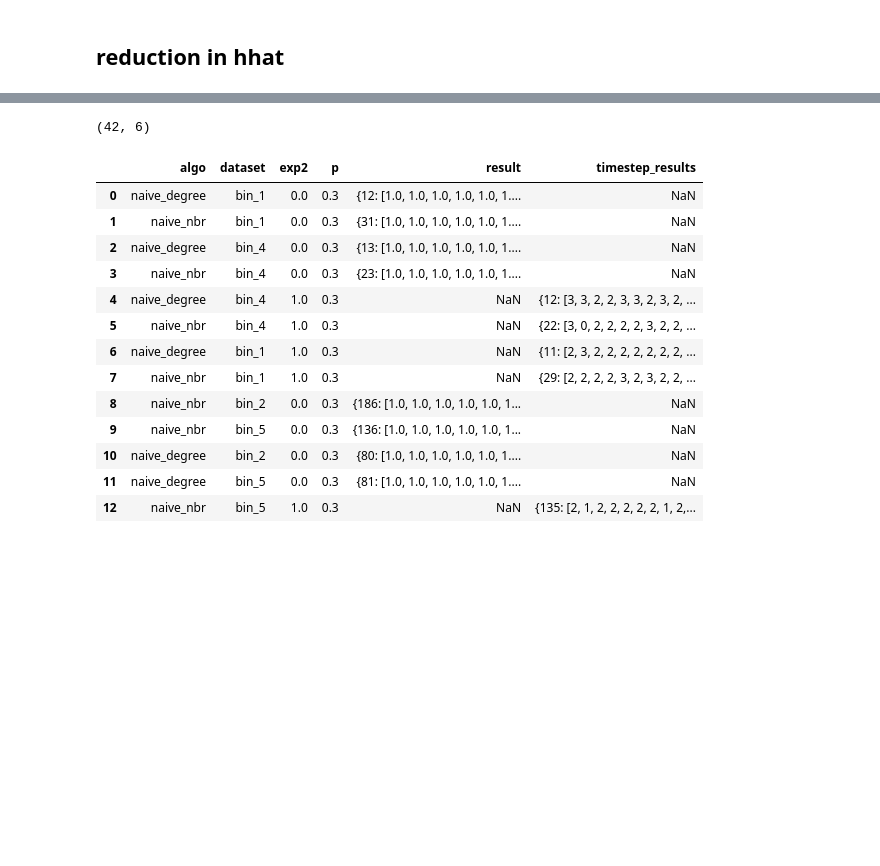
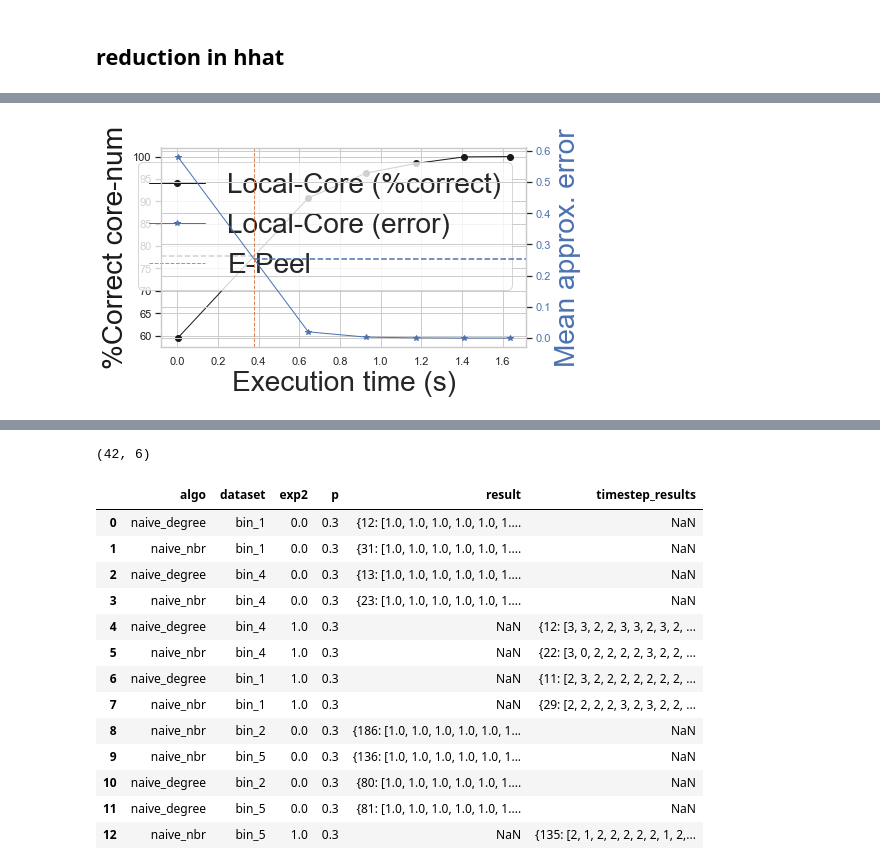
Before and after one commit to bishwamittra/scripts_hg-core-decomposition, a Jupyter notebook: read_output(naheed).ipynb, the cells around one changed output, grey strips where cells are left out. Saved outputs shown, nothing was run; the diff lists cells and outputs as text; code cells hidden in the pictures; blank space fills up the shorter version.

```diff
--- a/read_output(naheed).ipynb
+++ b/read_output(naheed).ipynb
@@ -9,18 +9,21 @@ import numpy as np
 import os
 import shutil
 
-output_folder = 'data/output/'
+output_folder = 'results/final/'
 # output_folder = '/Users/nus/hg-core-decomposition/backup_output/mpi/data/output/'
 # output_folder = 'run_1/mpi/data/output/'
 # output_folder = 'run_2(mac)/data/output/'
 
 # If fig folder exists remove it and its contents recursively
-if os.path.exists(output_folder+"fig/"):
-    shutil.rmtree(output_folder+"fig/")
-os.mkdir(output_folder+"fig/")
+# if os.path.exists(output_folder+"fig/"):
+#     shutil.rmtree(output_folder+"fig/")
+# os.mkdir(output_folder+"fig/")
 
-fontsize = 22
-labelsize = 18
+# labelsize = 25
+# fontsize = 28
+
+fontsize = 28
+labelsize = 20
 # %%
 output_folder2 = '/Users/nus/hg-core-decomposition/backup_output/mpi/data/output/'
 # output_folder2 = '/Users/nus/hg-core-decomposition/run_par/mpi/data/output/'
@@ -33,7 +36,7 @@ df2.dataset.unique()
 array(['pref', 'pref_20000', 'pref_40000', 'pref_60000', 'pref_80000'],
       dtype=object)
 # %%
-df = pd.read_csv("data/output/result.csv", header=None)
+df = pd.read_csv("data/output/server/result(except pref).csv", header=None)
 # df = pd.read_csv(output_folder+"result.csv")
 
 # Includes local algorithm statistics
@@ -1056,0 +1253,68 @@ str
+# %%
+save = False
+lw = 1
+dataset = "enron"
+df = pd.read_csv('results_final/' + dataset + "_local_core.csv", header=None)
+df.columns = ['algo', 'core', 'dataset', 'execution time', 'iteration', 'num_threads', 'outer iteration']
+print(df.shape)
+df['core'] = df.apply(lambda x: literal_eval(x['core']), axis = 1)
+best_index = df['iteration'].argmax() # last iteration is the best (actual) value of core
+best_core = df.iloc[best_index]['core']
+print(best_index)
+
+df['element_wise_matching'] = df.apply(lambda x: element_wise_matching(x['core'], best_core), axis=1)
+df["mean_approx_error"] = df.apply(lambda x: mean_approx_error(x['core'], best_core), axis=1)
+
+fig, ax = plt.subplots(figsize=(7, 4))
+twin1 = ax.twinx()
+
+y = 'element_wise_matching'
+x = 'execution time'
+# color = 'tab:red'
+color = 'k'
+ax.set_xlabel('Execution time (s)', fontsize = fontsize)
+ax.set_ylabel(goodname_accuracy[y], color=color, fontsize = fontsize)
+p1, = ax.plot(df[x].values, df[y].values*100, color=color, label = 'Local-Core (%correct)', marker = 'o', linewidth = lw)
+
+# x2,y2 = get_corenumIntersect(df, e_peel_time[dataset])
+# x1,y1 = (0,y2)
+# p4 = ax.plot( (x1,x2),  (y1,y2), linestyle='dashed')
+if dataset == 'dblp':
+    xi, yi = get_corenumIntersect(df, e_peel_time[dataset])
+    p4 = ax.axhline(y = yi, xmax = 0.088, linestyle='dashed', color = color)
+if dataset == 'enron':
+    xi, yi = get_corenumIntersect(df, e_peel_time[dataset])
+    p4 = ax.axhline(y = yi, xmax = 0.255, linestyle='dashed',color = color)
+
+ax.tick_params(axis='y', labelcolor=color)
+
+# ax2 = ax.twinx()  # instantiate a second axes that shares the same x-axis
+
+y = 'mean_approx_error'
+color = 'b'
+twin1.set_ylabel(goodname_accuracy[y], color=color, fontsize= fontsize)
+p2, = twin1.plot(df[x].values, df[y].values, color=color, label = 'Local-Core (error)', marker = '*', linewidth = lw)
+twin1.tick_params(axis='y', labelcolor=color)
+
+p3 = twin1.axvline(e_peel_time[dataset], label="E-Peel", color='C1', linestyle='dashed', linewidth = lw)
+if dataset == 'dblp':
+    xi, yi = get_approxIntersect(df, e_peel_time[dataset])
+    p5 = twin1.axhline(y = yi, xmin = 0.085, linestyle='dashed',color = color)
+
+if dataset == 'enron':
+    xi, yi = get_approxIntersect(df, e_peel_time[dataset])
+    p5 = twin1.axhline(y = yi, xmin = 0.255, linestyle='dashed',color = color)
+
+if dataset == 'enron':
+    ax.legend(handles=[p1, p2, p3], loc = 'upper right', fontsize = fontsize)
+if dataset == 'dblp':
+    ax.legend(handles=[p1, p2, p3], loc = 'center right', fontsize = fontsize)
+plt.tight_layout()
+filename = dataset+"_localanalysis"
+if(save):
+    plt.savefig("results_final/fig/" + filename + "_combined3.pdf")
+else:
+    print(filename)
+    plt.show()
+plt.clf()
+# %% [output]
@@ -1056,0 +1324 @@ str
+[figure, added]
```
Also changed, not shown: parts of 32 cells of this notebook.
